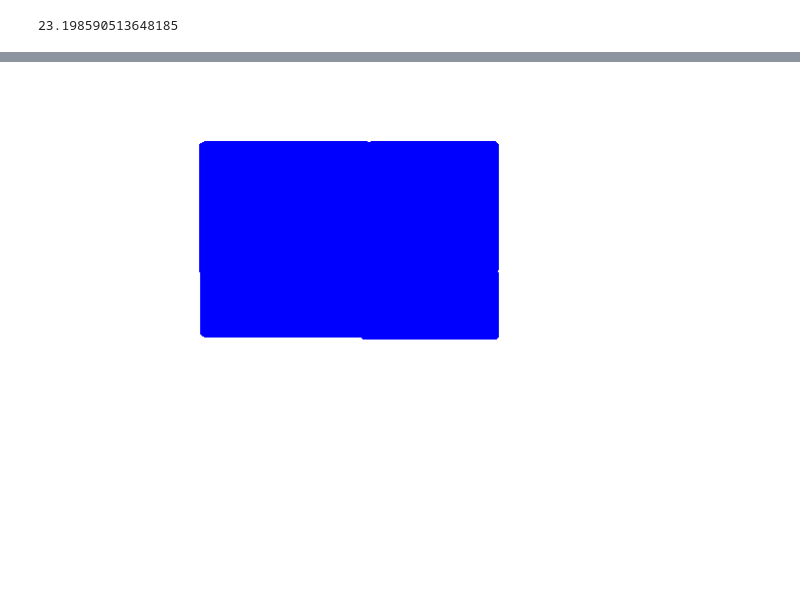
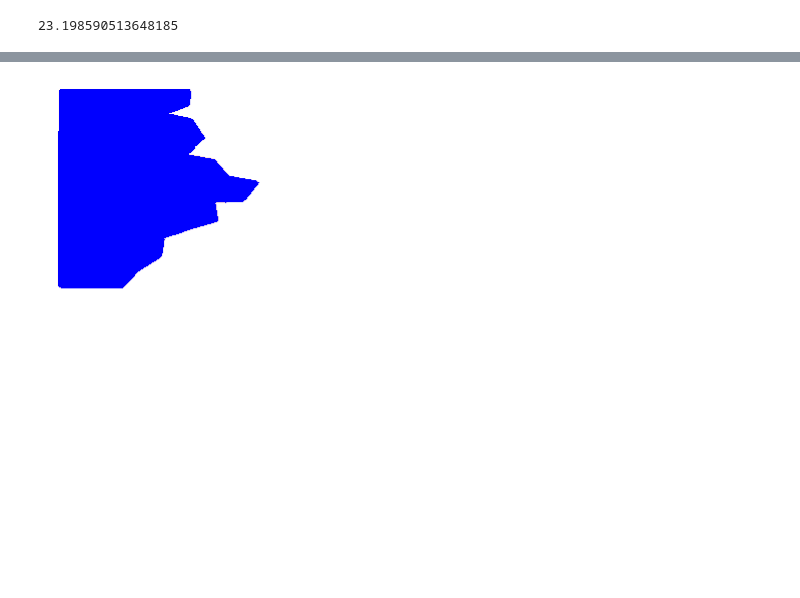
Before and after one commit to Sardaan/puzzle, a Jupyter notebook: puzzle.ipynb, the cells around one changed output, grey strips where cells are left out. Saved outputs shown, nothing was run; the diff lists cells and outputs as text; code cells hidden in the pictures.

```diff
--- a/puzzle.ipynb
+++ b/puzzle.ipynb
@@ -305,10 +300,10 @@ def detectAngle(kp, contours):
 
   return(angles)
 
-img2 = cv.imread('/content/puzzle_parts/pol3.png')
-kp2, contours2, hierarchy2 = findFeaturePoints(img2)
-angles1 = detectAngle(kp2, contours2)
+# img2 = cv.imread('/content/puzzle_parts/pol3.png')
+# kp2, contours2, hierarchy2 = findFeaturePoints(img2)
+# angles1 = detectAngle(kp2, contours2)
 
-plt.figure(figsize=(16, 9))
-plt.imshow(img2)
-plt.show()
+# plt.figure(figsize=(16, 9))
+# plt.imshow(img2)
+# plt.show()
@@ -388,7 +381,7 @@ def rotateDots(fp, angle, rotationDot):
   return fp
 # %%
 def matchAngles(angles1, angles2):
-  accuracy = 0.05
+  accuracy = 0.03
   match = []
   for angle1 in angles1:
     for angle2 in angles2:
@@ -480,5 +481,8 @@ True
 # %%
-def mergeImg(contourImg, path):
+if not os.path.isdir('puzzle_parts_merged'):
+  os.mkdir('puzzle_parts_merged')
+
+def megeImg(contourImg, path):
   img1 = cv.imread(contourImg)
   hsv_min = np.array((1, 1, 1), np.uint8)
   hsv_max = np.array((255, 220, 220), np.uint8)
@@ -532,17 +536,17 @@ def matchParts(img1Name, img2Name, path):
   imgAngle2  = detectAngle(kp2, contours2)
 
   # pre rotation !!!!!!!!!!!!!!!!!!!!!!!!!!!!!!!!!!!
-  dx0, dy0 = 50, 20
-  contours1 = translateCountour(contours1, dx0, dy0)
-  imgAngle1 = translateDots(imgAngle1, dx0, dy0)
+  # dx0, dy0 = 50, 150
+  # contours1 = translateCountour(contours1, dx0, dy0)
+  # imgAngle1 = translateDots(imgAngle1, dx0, dy0)
 
-  dx, dy = 70, 100
-  contours2 = translateCountour(contours2, dx, dy)
-  imgAngle2 = translateDots(imgAngle2, dx, dy)
-  # angle = -10
-  # rotationDot = [200,300]
-  # contours2 = rotateCountour(contours2, math.radians(angle), rotationDot)
-  # imgAngle2 = rotateDots(imgAngle2, math.radians(angle), rotationDot)
+  # dx, dy = 70, 70
+  # contours2 = translateCountour(contours2, dx, dy)
+  # imgAngle2 = translateDots(imgAngle2, dx, dy)
+  angle = -10
+  rotationDot = [200,300]
+  contours2 = rotateCountour(contours2, math.radians(angle), rotationDot)
+  imgAngle2 = rotateDots(imgAngle2, math.radians(angle), rotationDot)
   # pre rotation !!!!!!!!!!!!!!!!!!!!!!!!!!!!!!!!!!!
 
   cv.drawContours( canvas, contours1, -1, (0,0,255), 1, cv.LINE_AA, hierarchy1, 1 )
@@ -578,18 +582,19 @@ def matchParts(img1Name, img2Name, path):
   matchFound = False
   countMatch = []
   rotAngle = 0
-  while matchFound == False and rotAngle < 5:
+  while matchFound == False and rotAngle < 360:
 
 
     rotationDot = [200,300]
+    # выбрать точку из контура
 
     kp2, contours2, hierarchy2 = findFeaturePoints(img2)
     imgAngle2  = detectAngle(kp2, contours2)
     ##### pre rotation !!!!!!!!!!!!!!!!!!!!!!!!!!!!!!!!!!!
-    # ang = -10
-    # rotationDot = [200,300]
-    # contours2 = rotateCountour(contours2, math.radians(ang), rotationDot)
-    # imgAngle2 = rotateDots(imgAngle2, math.radians(ang), rotationDot)
+    ang = -10
+    rotationDot = [200,300]
+    contours2 = rotateCountour(contours2, math.radians(ang), rotationDot)
+    imgAngle2 = rotateDots(imgAngle2, math.radians(ang), rotationDot)
     ##### pre rotation !!!!!!!!!!!!!!!!!!!!!!!!!!!!!!!!!!!
 
 
@@ -598,7 +603,7 @@ def matchParts(img1Name, img2Name, path):
     imgAngle2 = rotateDots(imgAngle2, math.radians(rotAngle), rotationDot)
     partsMatch = matchAngles(imgAngle1, imgAngle2)
 
-    rotAngle = rotAngle + 5
+    rotAngle = rotAngle + 1
 
     # canvas2 = np.zeros((height,width,3), np.uint8)
     # canvas2[::] = (255,255,255)
@@ -622,7 +627,7 @@ def matchParts(img1Name, img2Name, path):
       contours2 = translateCountour(contours2, dx1, dy1)
       imgAngle2 = translateDots(imgAngle2, dx1, dy1)
 
-      cnt = doDotsMatch(contours1, contours2, 40)
+      cnt = doDotsMatch(contours1, contours2, 70)
 
       countMatch.append(cnt)
 
@@ -635,41 +640,25 @@ def matchParts(img1Name, img2Name, path):
         cv.drawContours( canvas2, contours2, -1, (0,0,255), 1, cv.LINE_AA, hierarchy2, 1 )
 
         imagess.append(canvas2)
+
+        contourImg = "puzzle_parts/polCnt.png"
         fig = plt.figure(figsize=(16, 9))
         plt.axis('off')
         plt.imshow(canvas2)
-        plt.savefig(f'puzzle_parts/polCnt.png', bbox_inches='tight', pad_inches=0)
+        plt.savefig(contourImg, bbox_inches='tight', pad_inches=0)
         plt.show()
 
-
-        # fig = plt.figure(figsize=(16, 9))
-        # columns = 2
-        # rows = 1
-        # for i in range(1, columns*rows +1):
-        #   img = imagess[i-1]
-        #   fig.add_subplot(rows, columns, i)
-        #   # plt.axis('off')
-        #   plt.imshow(img)
-        # plt.show()
-
-
-
+        mergeImg(contourImg, path)
 
         matchFound = True
         break
-
-
-  contourImg = "puzzle_parts/polCnt.png"
-
-  mergeImg(contourImg, path)
-
 
   return matchFound
 
 
 
-img0 = '/content/puzzle_parts/pol012.png'
-img1 = '/content/puzzle_parts/pol3.png'
-path = "puzzle_parts/pol0123.png"
+img0 = '/content/puzzle_parts/pol0.png'
+img1 = '/content/puzzle_parts/pol1.png'
+path = '/content/puzzle_parts_merged/pol13.png'
 partsMatch = matchParts(img0,img1, path)
 # %% [output]
@@ -680,4 +679,4 @@ match found!
-[figure, old version]
+[figure, new version]
 # %%
 img0 = '/content/puzzle_parts/pol0.png'
 img1 = '/content/puzzle_parts/pol1.png'
```
Also changed, not shown: parts of 9 cells of this notebook.
